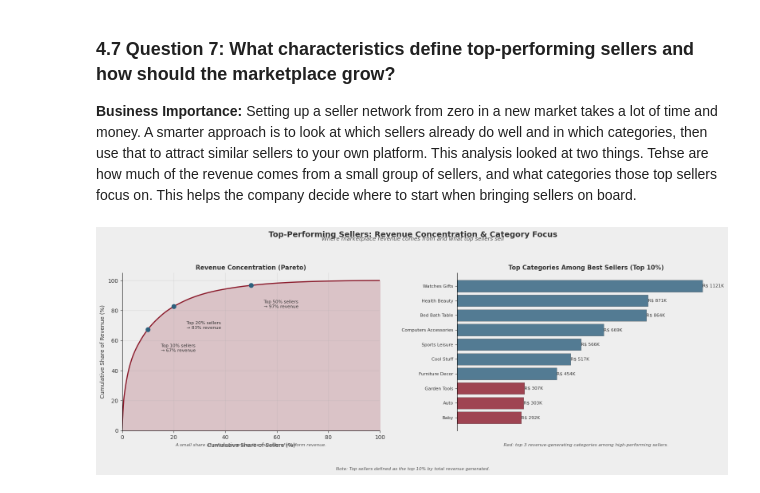
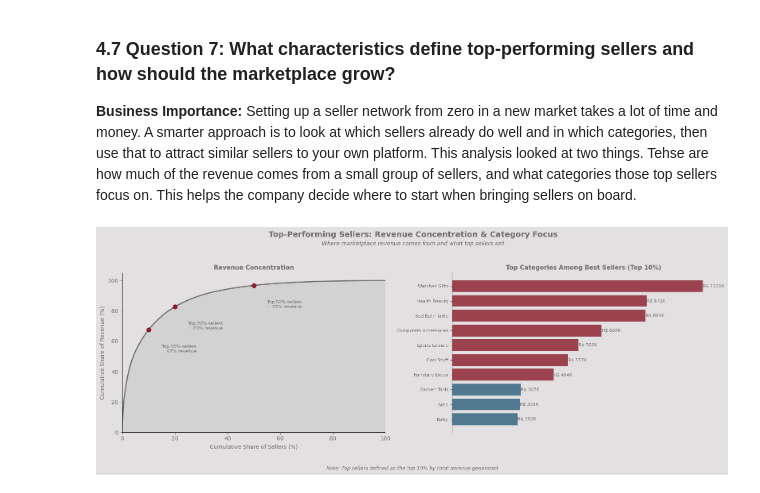
Before and after one commit to celinehacioglu/E-Commerce-Market-Analysis, a Jupyter notebook: analysis.ipynb, the cells around one changed output. Saved outputs shown, nothing was run; the diff lists cells and outputs as text; code cells hidden in the pictures.

```diff
--- a/analysis.ipynb
+++ b/analysis.ipynb
@@ -944,74 +945,68 @@ Having understood the market and operational dynamics, the final phase focuses o
 
 **Business Importance:** Setting up a seller network from zero in a new market takes a lot of time and money. A smarter approach is to look at which sellers already do well and in which categories, then use that to attract similar sellers to your own platform. This analysis looked at two things.  Tehse are how much of the revenue comes from a small group of sellers, and what categories those top sellers focus on. This helps the company decide where to start when bringing sellers on board.
 # %%
-# Seller revenue concentration
+
 seller_revenue = order_items.groupby('seller_id')['price'].sum().sort_values(ascending=False)
-seller_revenue_cum_pct = seller_revenue.cumsum() / seller_revenue.sum() * 100
+seller_cum_pct = seller_revenue.cumsum() / seller_revenue.sum() * 100
 seller_rank_pct = np.arange(1, len(seller_revenue) + 1) / len(seller_revenue) * 100
 
-# Top 10% seller category distribution
 top_sellers = seller_revenue.head(int(len(seller_revenue) * 0.1)).index
-top_seller_categories = order_items[order_items['seller_id'].isin(top_sellers)] \
+top_categories = order_items[order_items['seller_id'].isin(top_sellers)] \
     .merge(products[['product_id', 'product_category_name']], on='product_id') \
     .merge(category_translation, on='product_category_name') \
     .groupby('product_category_name_english')['price'].sum() \
     .sort_values(ascending=False).head(10)
 
-fig, (ax1, ax2) = plt.subplots(1, 2, figsize=(16, 6))
-fig.patch.set_facecolor('#EEEEEE')
-for ax in [ax1, ax2]:
-    ax.set_facecolor('#EEEEEE')
+fig, (pareto_curve, best_sellers) = plt.subplots(1, 2, figsize=(16, 6))
+fig.patch.set_facecolor('#E2E0E0')
+for ax in [pareto_curve, best_sellers]:
+    ax.set_facecolor('#E2E0E0')
 
-fig.suptitle('Top-Performing Sellers: Revenue Concentration & Category Focus', fontsize=14, fontweight='bold')
-fig.text(0.5, 0.94, 'Where marketplace revenue comes from and what top sellers sell',
-         ha='center', fontsize=10, fontstyle='italic', color='#555555')
+fig.suptitle('Top-Performing Sellers: Revenue Concentration & Category Focus',
+             fontsize=14, fontweight='bold', color='#6D6B6B')
+fig.text(0.5, 0.92, 'Where marketplace revenue comes from and what top sellers sell',
+         ha='center', fontsize=10, fontstyle='italic', color='#6D6B6B')
 
-# Left: Pareto curve
-ax1.plot(seller_rank_pct, seller_revenue_cum_pct.values, color='#8B1A2B', linewidth=2)
-ax1.fill_between(seller_rank_pct, seller_revenue_cum_pct.values, alpha=0.2, color='#8B1A2B')
+pareto_curve.plot(seller_rank_pct, seller_cum_pct.values, color='#6D6B6B', linewidth=2)
+pareto_curve.fill_between(seller_rank_pct, seller_cum_pct.values, alpha=0.4, color='#BDBDBD')
 
-for threshold_pct in [10, 20, 50]:
-    idx = int(len(seller_revenue) * threshold_pct / 100) - 1
-    rev_share = seller_revenue_cum_pct.iloc[idx]
-    ax1.scatter(threshold_pct, rev_share, color='#2C5F7C', s=60, zorder=5)
-    ax1.annotate(f'Top {threshold_pct}% sellers\n→ {rev_share:.0f}% revenue',
-                 xy=(threshold_pct, rev_share),
-                 xytext=(threshold_pct + 5, rev_share - 15),
-                 fontsize=8, color='#333333')
+for pct in [10, 20, 50]:
+    idx = int(len(seller_revenue) * pct / 100) - 1
+    share = seller_cum_pct.iloc[idx]
+    pareto_curve.scatter(pct, share, color='#8B1A2B', s=60, zorder=5)
+    pareto_curve.annotate(f'Top {pct}% sellers\n= {share:.0f}% revenue',
+                 xy=(pct, share), xytext=(pct + 5, share - 15),
+                 fontsize=8, color='#6D6B6B')
 
-ax1.set_xlabel('Cumulative Share of Sellers (%)')
-ax1.set_ylabel('Cumulative Share of Revenue (%)')
-ax1.set_title('Revenue Concentration (Pareto)', fontsize=11, fontweight='bold')
-ax1.set_xlim(0, 100)
-ax1.set_ylim(0, 105)
-ax1.grid(True, alpha=0.3)
-ax1.spines[['top', 'right']].set_visible(False)
-ax1.text(0.5, -0.1, 'A small share of sellers generates the majority of platform revenue.',
-         transform=ax1.transAxes, ha='center', fontsize=8, fontstyle='italic', color='#555555')
+pareto_curve.set_xlabel('Cumulative Share of Sellers (%)')
+pareto_curve.set_ylabel('Cumulative Share of Revenue (%)')
+pareto_curve.set_title('Revenue Concentration', fontsize=11, fontweight='bold', color='#6D6B6B')
+pareto_curve.set_xlim(0, 100)
+pareto_curve.set_ylim(0, 105)
+pareto_curve.spines[['top', 'right']].set_visible(False)
 
-# Right: Top seller categories
-ax2.barh(top_seller_categories.index[::-1],
-         top_seller_categories.values[::-1],
-         color=['#8B1A2B'] * 3 + ['#2C5F7C'] * 7, alpha=0.8,
-         edgecolor='#333333', linewidth=0.4)
+cats_reversed = top_categories[::-1]
+best_sellers.barh(cats_reversed.index, cats_reversed.values,
+         color=['#2C5F7C'] * 3 + ['#8B1A2B'] * 7, alpha=0.8)
 
-for i, (cat, val) in enumerate(zip(top_seller_categories.index[::-1], top_seller_categories.values[::-1])):
-    ax2.text(val + 500, i, f'R$ {val/1000:.0f}K', va='center', fontsize=8)
+for i, val in enumerate(cats_reversed.values):
+    best_sellers.text(val + 500, i, f'R$ {val/1000:.0f}K', va='center', fontsize=8, color='#6D6B6B')
 
-ax2.set_title('Top Categories Among Best Sellers (Top 10%)', fontsize=11, fontweight='bold')
-ax2.spines[['top', 'right', 'bottom']].set_visible(False)
-ax2.set_xticks([])
-ax2.set_yticklabels([c.replace('_', ' ').title() for c in top_seller_categories.index[::-1]], fontsize=8)
-ax2.text(0.5, -0.1, 'Red: top 3 revenue-generating categories among high-performing sellers.',
-         transform=ax2.transAxes, ha='center', fontsize=8, fontstyle='italic', color='#555555')
+best_sellers.set_title('Top Categories Among Best Sellers (Top 10%)', fontsize=11, fontweight='bold', color='#6D6B6B')
+best_sellers.set_yticklabels([c.replace('_', ' ').title() for c in cats_reversed.index], fontsize=8)
+best_sellers.spines[['top', 'right', 'bottom']].set_visible(False)
+best_sellers.set_xticks([])
 
-fig.text(0.5, -0.02,
-         'Note: Top sellers defined as the top 10% by total revenue generated.',
-         ha='center', fontsize=8, fontstyle='italic', color='#555555')
+for ax in [pareto_curve, best_sellers]:
+    ax.tick_params(colors='#6D6B6B')
+    ax.xaxis.label.set_color('#6D6B6B')
+    ax.yaxis.label.set_color('#6D6B6B')
+
+fig.text(0.5, -0.02, 'Note: Top sellers defined as the top 10% by total revenue generated.',
+         ha='center', fontsize=9, fontstyle='italic', color='#6D6B6B')
 
 plt.tight_layout(rect=[0, 0.04, 1, 0.92])
-plt.subplots_adjust(wspace=0.3)
 plt.show()
 # %% [output]
-[figure, old version]
+[figure, new version]
 # %% [markdown]
```
Also changed, not shown: parts of 12 cells of this notebook.
